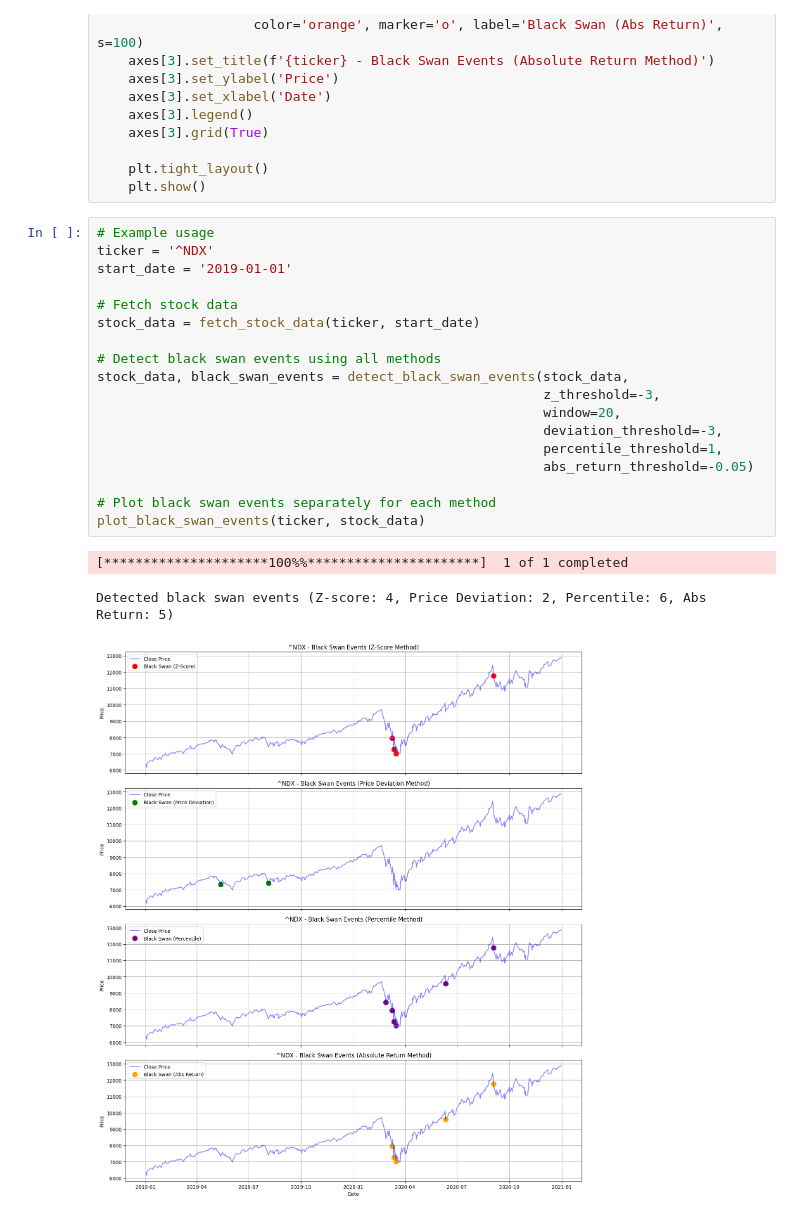
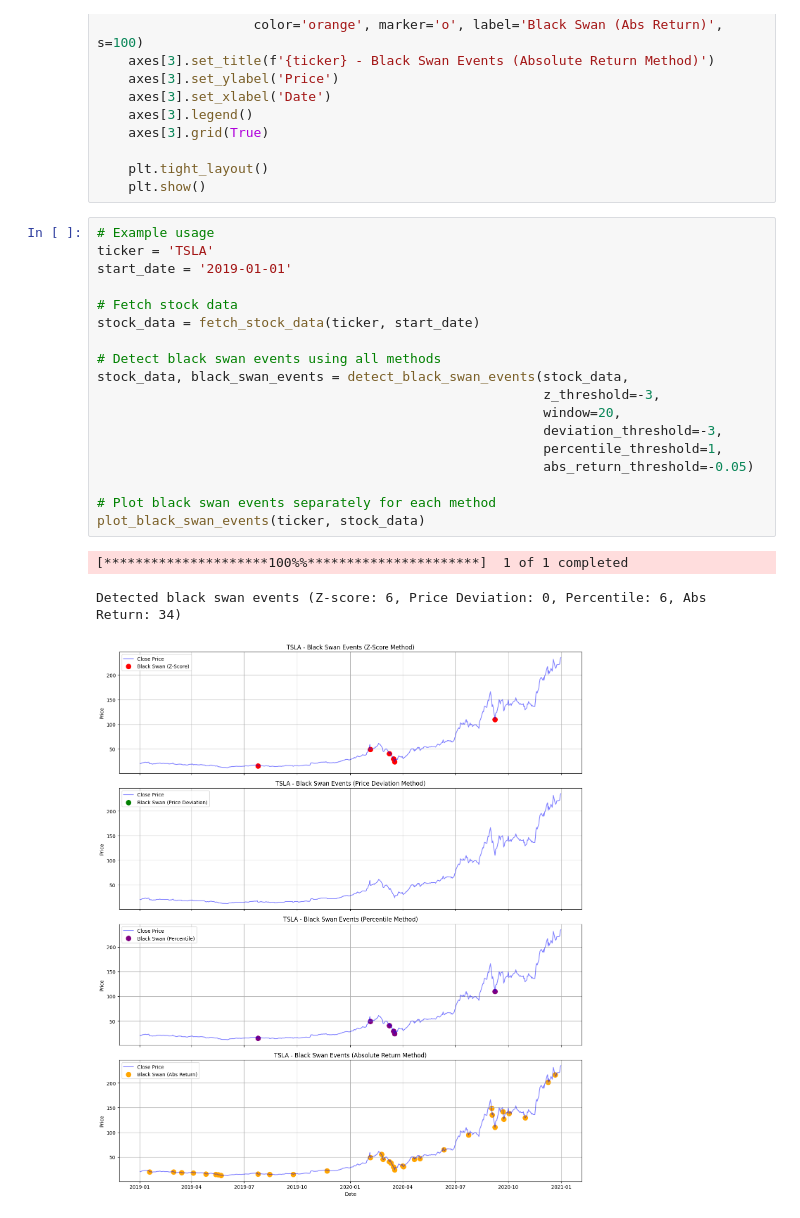
Before and after one commit to HowaiMak/BLK_SWAN_COMPAR, a Jupyter notebook: Black_Swan.ipynb, the cells around one changed output. Saved outputs shown, nothing was run; the diff lists cells and outputs as text.

```diff
--- a/Black_Swan.ipynb
+++ b/Black_Swan.ipynb
@@ -132,23 +132,23 @@ def plot_black_swan_events(ticker, data):
     plt.show()
 # %%
 # Example usage
-ticker = '^NDX'
+ticker = 'TSLA'
 start_date = '2019-01-01'
 
 # Fetch stock data
 stock_data = fetch_stock_data(ticker, start_date)
 
 # Detect black swan events using all methods
 stock_data, black_swan_events = detect_black_swan_events(stock_data,
                                                          z_threshold=-3,
                                                          window=20,
                                                          deviation_threshold=-3,
                                                          percentile_threshold=1,
                                                          abs_return_threshold=-0.05)
 
 # Plot black swan events separately for each method
 plot_black_swan_events(ticker, stock_data)
 # %% [output]
 [*********************100%%**********************]  1 of 1 completed
-Detected black swan events (Z-score: 4, Price Deviation: 2, Percentile: 6, Abs Return: 5)
+Detected black swan events (Z-score: 6, Price Deviation: 0, Percentile: 6, Abs Return: 34)
-[figure, old version]
+[figure, new version]
```
